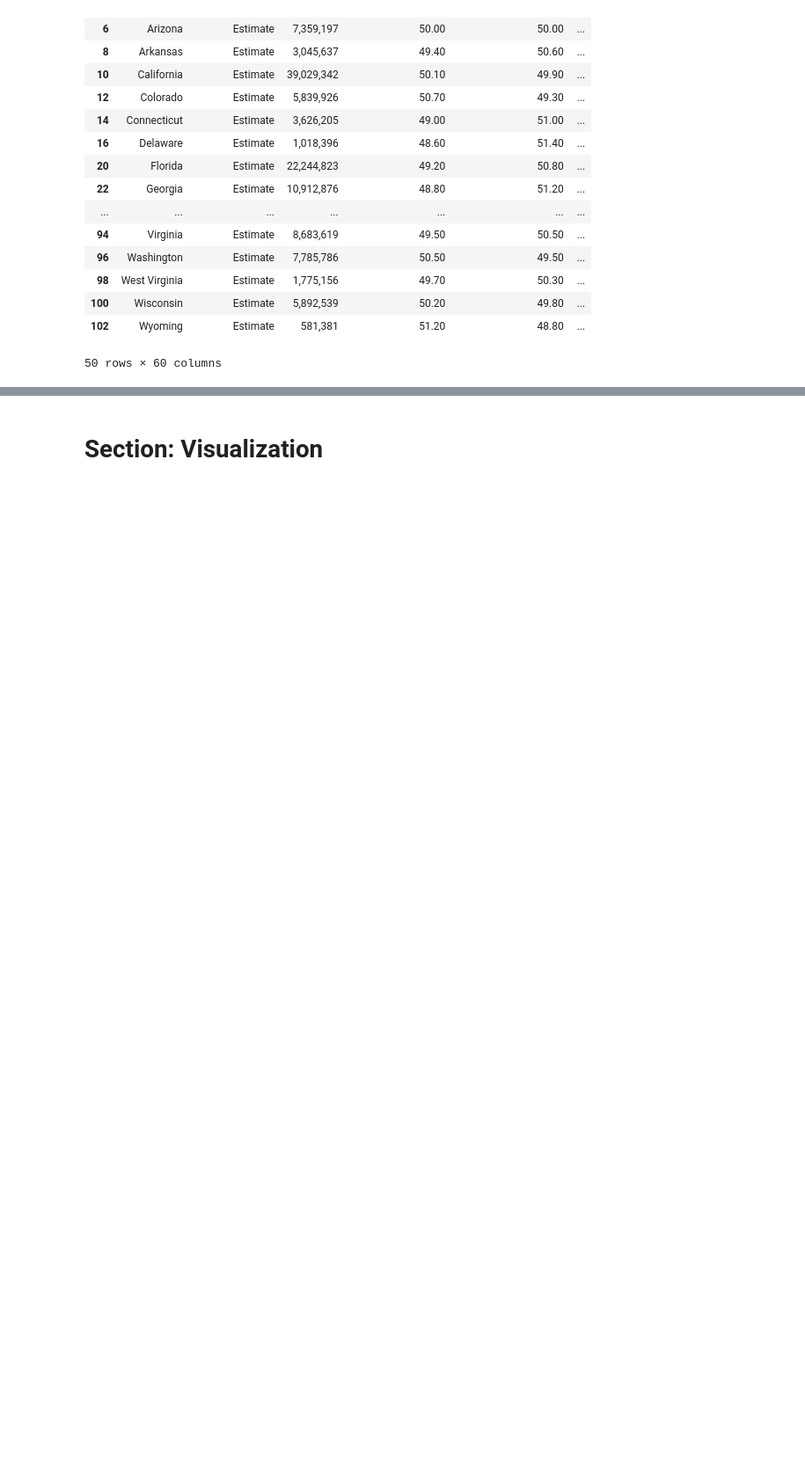
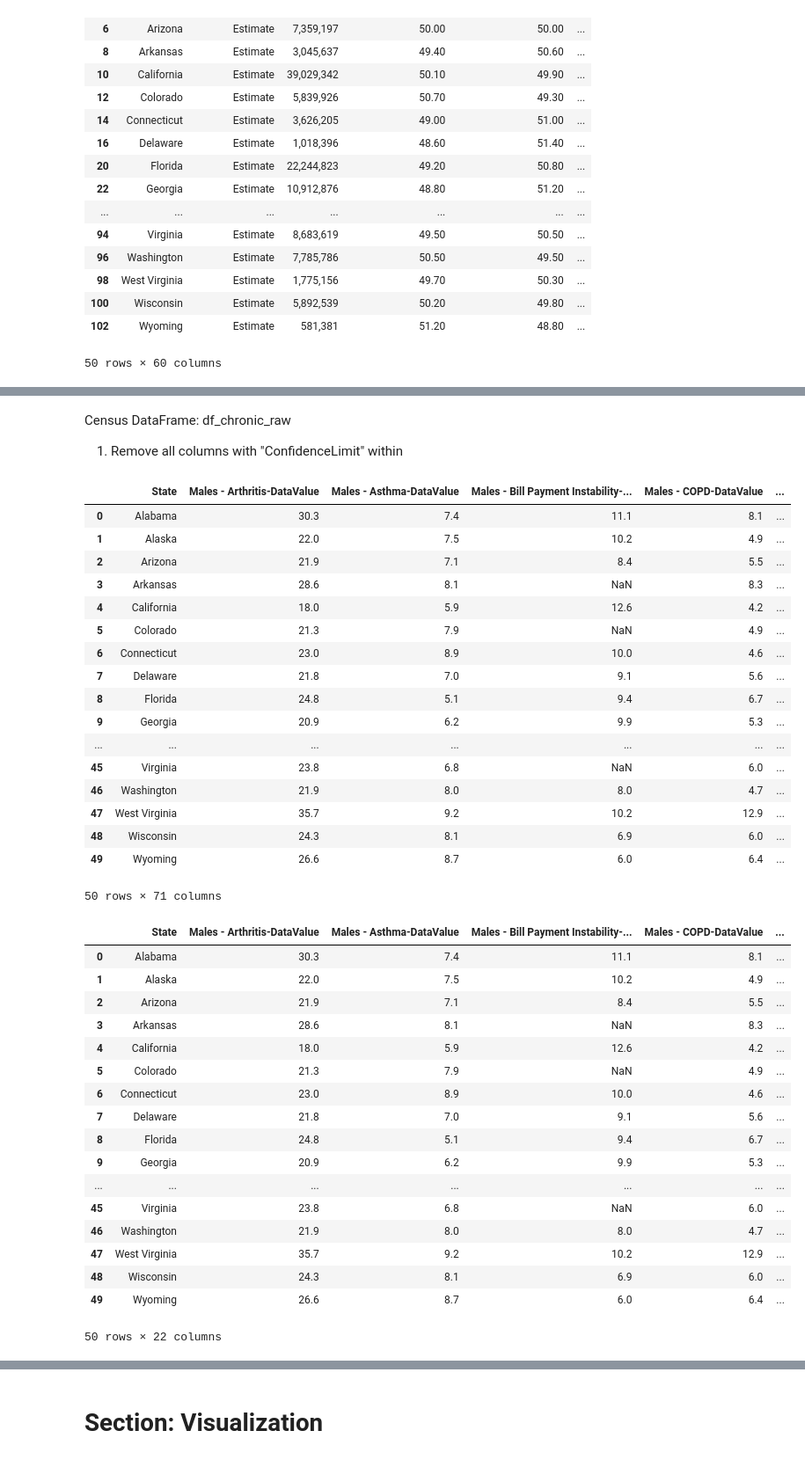
Before and after one commit to duhoang920/siads_593_milestone_1, a Jupyter notebook: main.ipynb, the cells around one changed output, grey strips where cells are left out. Shown at 88% size. Drawn from its saved outputs; the diff is of its cells as text; code cells hidden in the pictures; blank space fills up the shorter version.

```diff
--- a/main.ipynb
+++ b/main.ipynb
@@ -32,5 +32,5 @@ df_census = load_csv('./data/raw/US_Census_Data_2022_v04_transpose.csv')
 # %%
-df_chronic = load_csv('./data/processed/Chronic_Disease_Final.csv')
+df_chronic_raw = load_csv('./data/processed/Chronic_Disease_Final.csv')
 # %% [markdown]
 # **Section: Data Wrangling**
 # %% [markdown]
@@ -164 +204,51 @@ display(df_state_only_combined)
+# %% [markdown]
+Census DataFrame: df_chronic_raw
+1. Remove all columns with "ConfidenceLimit" within
+# %%
+cols_to_drop_confidence = ['ConfidenceLimit']
+df_chronic1 = drop_columns(df_chronic_raw, cols_to_drop_confidence)
+display(df_chronic1)
+
+cols_to_drop_race = ["White", "Black", "Hispanic", "Hawaiian or Pacific Islander",
+                       "American Indian or Alaska Native", "Multiracial", "Asian", "ConfidenceLimit"
+                    ]
+df_chronic_final = drop_columns(df_chronic1, cols_to_drop_race)
+display(df_chronic_final)
+# %% [output]
+|  | State | Males - Arthritis-DataValue | Males - Asthma-DataValue | Males - Bill Payment Instability-... | Males - COPD-DataValue | ... |
+| 0 | Alabama | 30.3 | 7.4 | 11.1 | 8.1 | ... |
+| 1 | Alaska | 22.0 | 7.5 | 10.2 | 4.9 | ... |
+| 2 | Arizona | 21.9 | 7.1 | 8.4 | 5.5 | ... |
+| 3 | Arkansas | 28.6 | 8.1 | NaN | 8.3 | ... |
+| 4 | California | 18.0 | 5.9 | 12.6 | 4.2 | ... |
+| 5 | Colorado | 21.3 | 7.9 | NaN | 4.9 | ... |
+| 6 | Connecticut | 23.0 | 8.9 | 10.0 | 4.6 | ... |
+| 7 | Delaware | 21.8 | 7.0 | 9.1 | 5.6 | ... |
+| 8 | Florida | 24.8 | 5.1 | 9.4 | 6.7 | ... |
+| 9 | Georgia | 20.9 | 6.2 | 9.9 | 5.3 | ... |
+| ... | ... | ... | ... | ... | ... | ... |
+| 45 | Virginia | 23.8 | 6.8 | NaN | 6.0 | ... |
+| 46 | Washington | 21.9 | 8.0 | 8.0 | 4.7 | ... |
+| 47 | West Virginia | 35.7 | 9.2 | 10.2 | 12.9 | ... |
+| 48 | Wisconsin | 24.3 | 8.1 | 6.9 | 6.0 | ... |
+| 49 | Wyoming | 26.6 | 8.7 | 6.0 | 6.4 | ... |
+50 rows × 71 columns
+|  | State | Males - Arthritis-DataValue | Males - Asthma-DataValue | Males - Bill Payment Instability-... | Males - COPD-DataValue | ... |
+| 0 | Alabama | 30.3 | 7.4 | 11.1 | 8.1 | ... |
+| 1 | Alaska | 22.0 | 7.5 | 10.2 | 4.9 | ... |
+| 2 | Arizona | 21.9 | 7.1 | 8.4 | 5.5 | ... |
+| 3 | Arkansas | 28.6 | 8.1 | NaN | 8.3 | ... |
+| 4 | California | 18.0 | 5.9 | 12.6 | 4.2 | ... |
+| 5 | Colorado | 21.3 | 7.9 | NaN | 4.9 | ... |
+| 6 | Connecticut | 23.0 | 8.9 | 10.0 | 4.6 | ... |
+| 7 | Delaware | 21.8 | 7.0 | 9.1 | 5.6 | ... |
+| 8 | Florida | 24.8 | 5.1 | 9.4 | 6.7 | ... |
+| 9 | Georgia | 20.9 | 6.2 | 9.9 | 5.3 | ... |
+| ... | ... | ... | ... | ... | ... | ... |
+| 45 | Virginia | 23.8 | 6.8 | NaN | 6.0 | ... |
+| 46 | Washington | 21.9 | 8.0 | 8.0 | 4.7 | ... |
+| 47 | West Virginia | 35.7 | 9.2 | 10.2 | 12.9 | ... |
+| 48 | Wisconsin | 24.3 | 8.1 | 6.9 | 6.0 | ... |
+| 49 | Wyoming | 26.6 | 8.7 | 6.0 | 6.4 | ... |
+50 rows × 22 columns
 # %%
```
Also changed, not shown: parts of 12 cells of this notebook, 2 other files.
